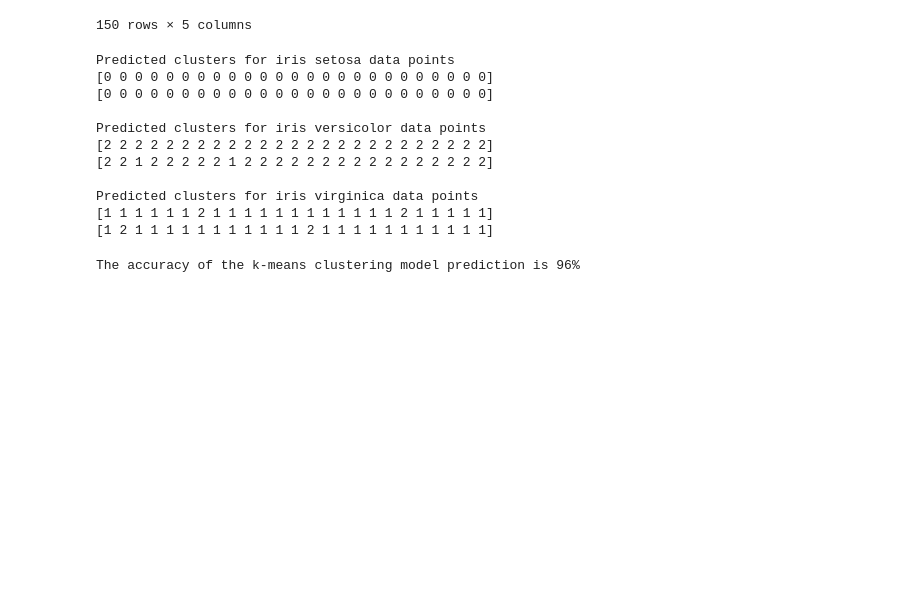
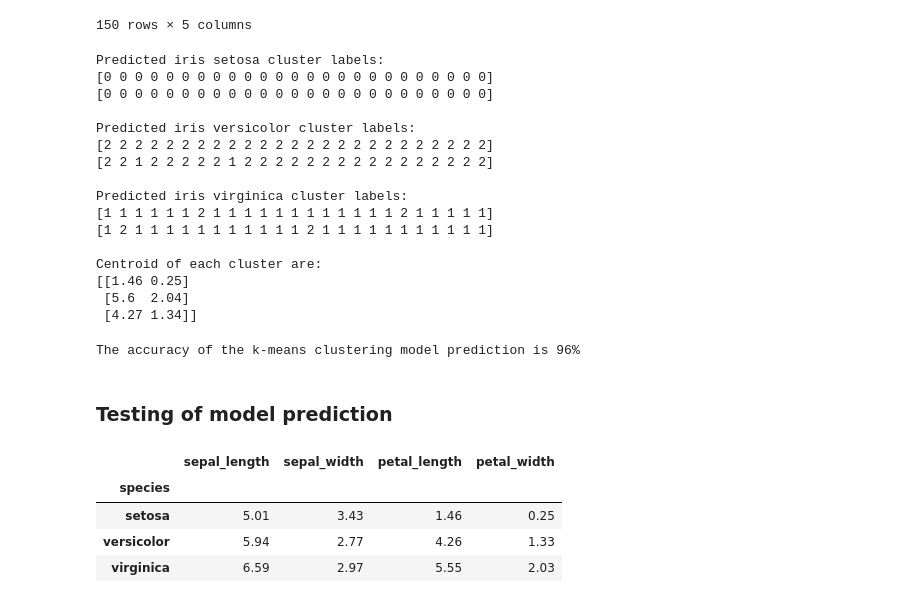
Before and after one commit to markcot/MachLearnTasks, a Jupyter notebook: Tasks.ipynb, the cells around one changed output. Cells and saved outputs as stored; diff of their text form; code cells hidden in the pictures; blank space fills up the shorter version.

```diff
--- a/Tasks.ipynb
+++ b/Tasks.ipynb
@@ -939,7 +948,7 @@ iris_pred
 | 149 | 5.9 | 3.0 | 5.1 | 1.8 | 1 |
 150 rows × 5 columns
 # %%
-# Testing of extract 2 or more data columns from dataframe for kmeans testing
+# Testing of extract 2 or more parameters from dataframe for kmeans testing
 # e_iris = iris[['sepal_length', 'sepal_width', 'petal_length', 'petal_width']] # Test A - 89% accuracy achieved
 # e_iris = iris[['sepal_length', 'sepal_width']] # Test B - 82% accuracy achieved
 # e_iris = iris[['sepal_length', 'petal_length']] # Test C - 88% accuracy achieved
@@ -952,21 +961,29 @@ e_iris = iris[['petal_length', 'petal_width']] # Test G - 96% accuracy achieved
 kmeans = skcl.KMeans(n_clusters=3, random_state=0).fit(e_iris)
 
 # Display the clusters to which each data point was fitted
-print(f"Predicted clusters for iris setosa data points \n{kmeans.labels_[:25]}\n{kmeans.labels_[25:50]}\n")
-print(f"Predicted clusters for iris versicolor data points \n{kmeans.labels_[50:75]}\n{kmeans.labels_[75:100]}\n")
-print(f"Predicted clusters for iris virginica data points \n{kmeans.labels_[100:125]}\n{kmeans.labels_[125:]}")
+print(f"Predicted iris setosa cluster labels:\n{kmeans.labels_[:25]}\n{kmeans.labels_[25:50]}\n")
+print(f"Predicted iris versicolor cluster labels:\n{kmeans.labels_[50:75]}\n{kmeans.labels_[75:100]}\n")
+print(f"Predicted iris virginica cluster labels:\n{kmeans.labels_[100:125]}\n{kmeans.labels_[125:]}\n")
+
+# Display centroids for each cluster
+print(f"Centroid of each cluster are:\n{kmeans.cluster_centers_.round(2)}")
 # %% [output]
-Predicted clusters for iris setosa data points
+Predicted iris setosa cluster labels:
 [0 0 0 0 0 0 0 0 0 0 0 0 0 0 0 0 0 0 0 0 0 0 0 0 0]
 [0 0 0 0 0 0 0 0 0 0 0 0 0 0 0 0 0 0 0 0 0 0 0 0 0]
 
-Predicted clusters for iris versicolor data points
+Predicted iris versicolor cluster labels:
 [2 2 2 2 2 2 2 2 2 2 2 2 2 2 2 2 2 2 2 2 2 2 2 2 2]
 [2 2 1 2 2 2 2 2 1 2 2 2 2 2 2 2 2 2 2 2 2 2 2 2 2]
 
-Predicted clusters for iris virginica data points
+Predicted iris virginica cluster labels:
 [1 1 1 1 1 1 2 1 1 1 1 1 1 1 1 1 1 1 1 2 1 1 1 1 1]
 [1 2 1 1 1 1 1 1 1 1 1 1 1 2 1 1 1 1 1 1 1 1 1 1 1]
+
+Centroid of each cluster are:
+[[1.46 0.25]
+ [5.6  2.04]
+ [4.27 1.34]]
 # %%
 # Add the labels of the predicted cluster points.
 iris_pred['kmeans_pred'] = kmeans.labels_
@@ -979,3 +996,15 @@ km_accuracy = (len(iris_pred[iris_pred.apply(lambda x: x['species'] == x['kmeans
 print(f"The accuracy of the k-means clustering model prediction is {km_accuracy:.0f}%")
 # %% [output]
 The accuracy of the k-means clustering model prediction is 96%
+# %% [markdown]
+### Testing of model prediction
+# %%
+# Create test cases based on the mean value for each group of the iris
+test_mean = iris.groupby('species').mean().round(2)
+test_mean
+# %% [output]
+|  | sepal_length | sepal_width | petal_length | petal_width |
+| species |  |  |  |  |
+| setosa | 5.01 | 3.43 | 1.46 | 0.25 |
+| versicolor | 5.94 | 2.77 | 4.26 | 1.33 |
+| virginica | 6.59 | 2.97 | 5.55 | 2.03 |
```
Also changed, not shown: parts of 19 cells of this notebook.
